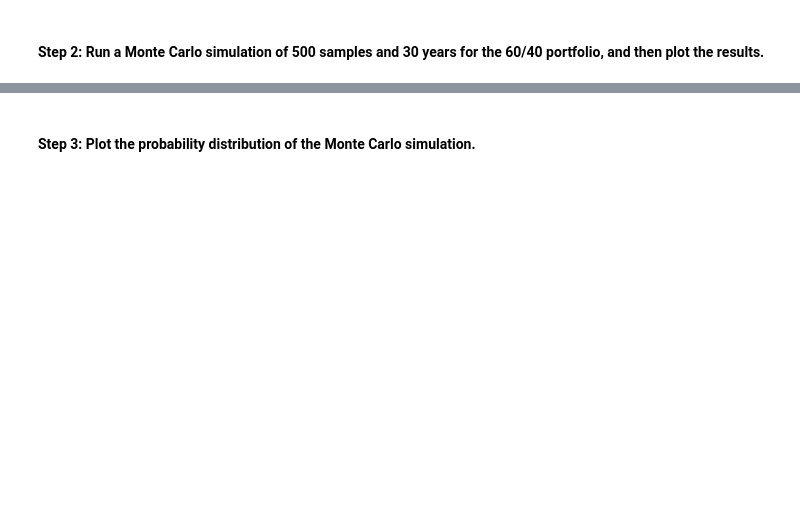
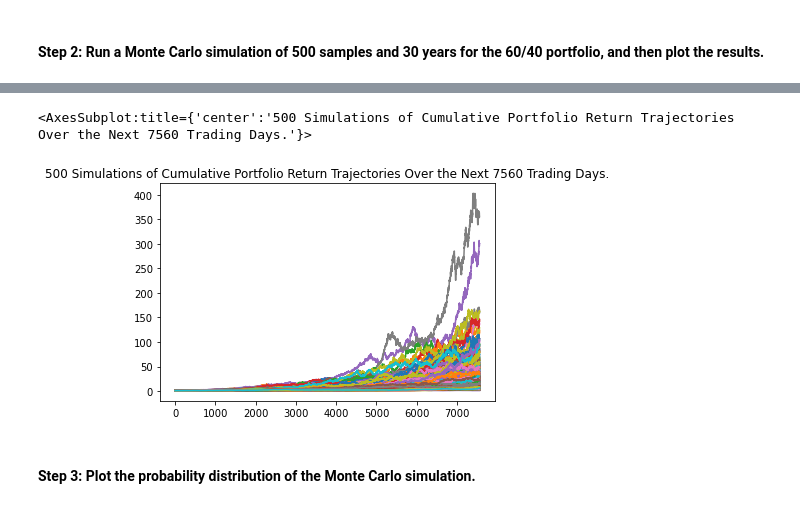
Before and after one commit to derickdecesare/Financial_Planning_Tool, a Jupyter notebook: financial_planning_tools.ipynb, the cells around one changed output, grey strips where cells are left out. Saved outputs shown, nothing was run; the diff lists cells and outputs as text; code cells hidden in the pictures; blank space fills up the shorter version.

```diff
--- a/financial_planning_tools.ipynb
+++ b/financial_planning_tools.ipynb
@@ -394,22 +402,29 @@ In this section, you’ll use the MCForecastTools library to create a Monte Carl
 # %%
 # Set start and end dates of 3 years back from your current date
 # Alternatively, you can use an end date of 2020-08-07 and work 3 years back from that date
-# YOUR CODE HERE
-# YOUR CODE HERE
+start_date = pd.Timestamp("2019-07-15", tz="America/New_York").isoformat()
+end_date = pd.Timestamp("2022-07-15", tz="America/New_York").isoformat()
 # %%
 # Use the Alpaca get_bars function to make the API call to get the 3 years worth of pricing data
 # The tickers and timeframe parameters should have been set in Part 1 of this activity
 # The start and end dates should be updated with the information set above
 # Remember to add the df property to the end of the call so the response is returned as a DataFrame
-# YOUR CODE HERE
+three_year_price_df = alpaca.get_bars(
+    tickers,
+    timeframe,
+    start=start_date,
+    end=end_date
+).df
 
 # Reorganize the DataFrame
 # Separate ticker data
-# YOUR CODE HERE
-
+SPY = three_year_price_df[three_year_price_df['symbol']== 'SPY'].drop('symbol', axis=1)
+AGG = three_year_price_df[three_year_price_df['symbol']=='SPY'].drop('symbol', axis=1)
 # Concatenate the ticker DataFrames
-# YOUR CODE HERE
+df = pd.concat([SPY, AGG], axis=1, keys=['SPY','AGG'])
 
 # Display both the first and last five rows of the DataFrame
 # YOUR CODE HERE
-# YOUR CODE HERE
+# display(three_year_price_df.head())
+# display(SPY.head())
+display(df.head())
@@ -419,7 +443,13 @@ In this section, you’ll use the MCForecastTools library to create a Monte Carl
 # Configure the Monte Carlo simulation to forecast 30 years cumulative returns
 # The weights should be split 40% to AGG and 60% to SPY.
 # Run 500 samples.
-# YOUR CODE HERE
+thirty_year_simulation = MCSimulation(
+    portfolio_data=df,
+    weights=[.6,.4],
+    num_simulation =500,
+    num_trading_days=252*30,
+)
+
 
 # Review the simulation input data
-# YOUR CODE HERE
+thirty_year_simulation.portfolio_data.head()
@@ -429,7 +510,10 @@ In this section, you’ll use the MCForecastTools library to create a Monte Carl
 # %%
 # Visualize the 30-year Monte Carlo simulation by creating an
 # overlay line plot
-# YOUR CODE HERE
+thirty_year_simulation.plot_simulation()
+# %% [output]
+<AxesSubplot:title={'center':'500 Simulations of Cumulative Portfolio Return Trajectories Over the Next 7560 Trading Days.'}>
+[figure, added]
 # %% [markdown]
 #### Step 3: Plot the probability distribution of the Monte Carlo simulation.
 # %%
```
Also changed, not shown: parts of 28 cells of this notebook, 3 other files.
